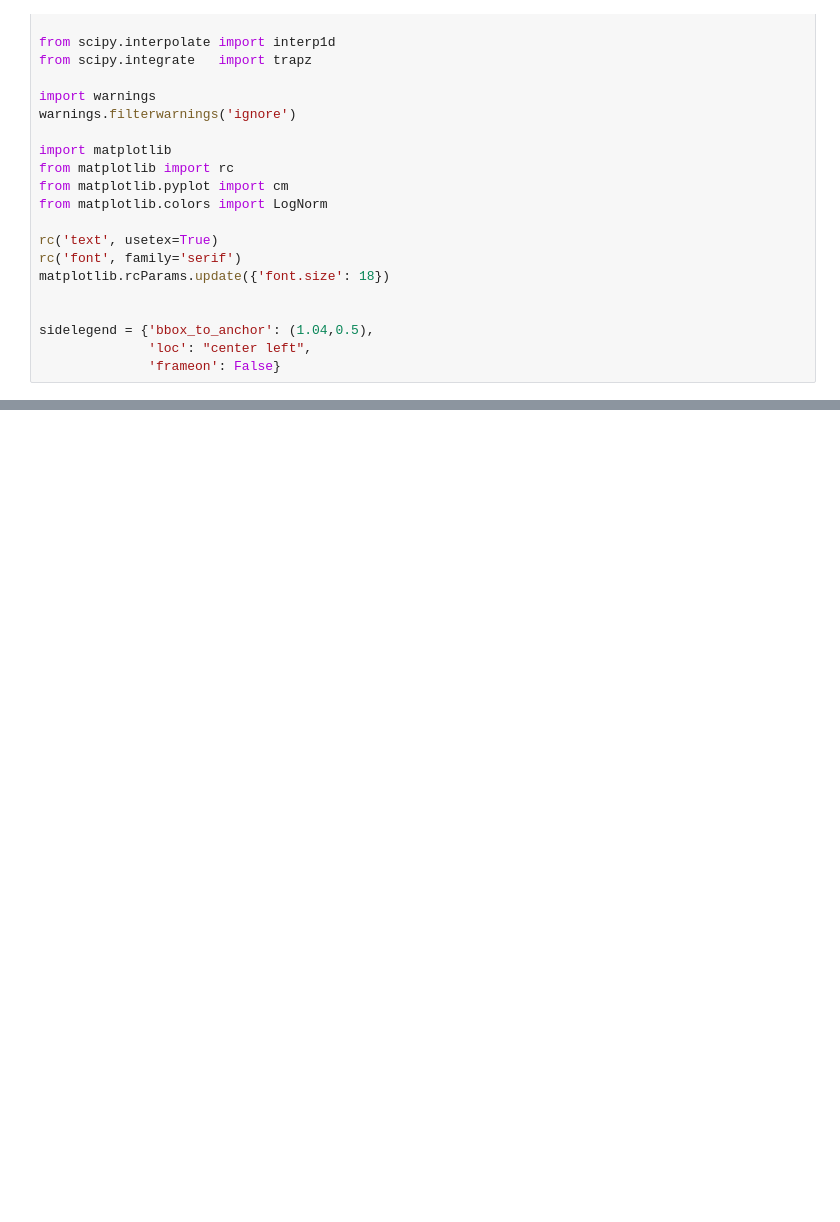
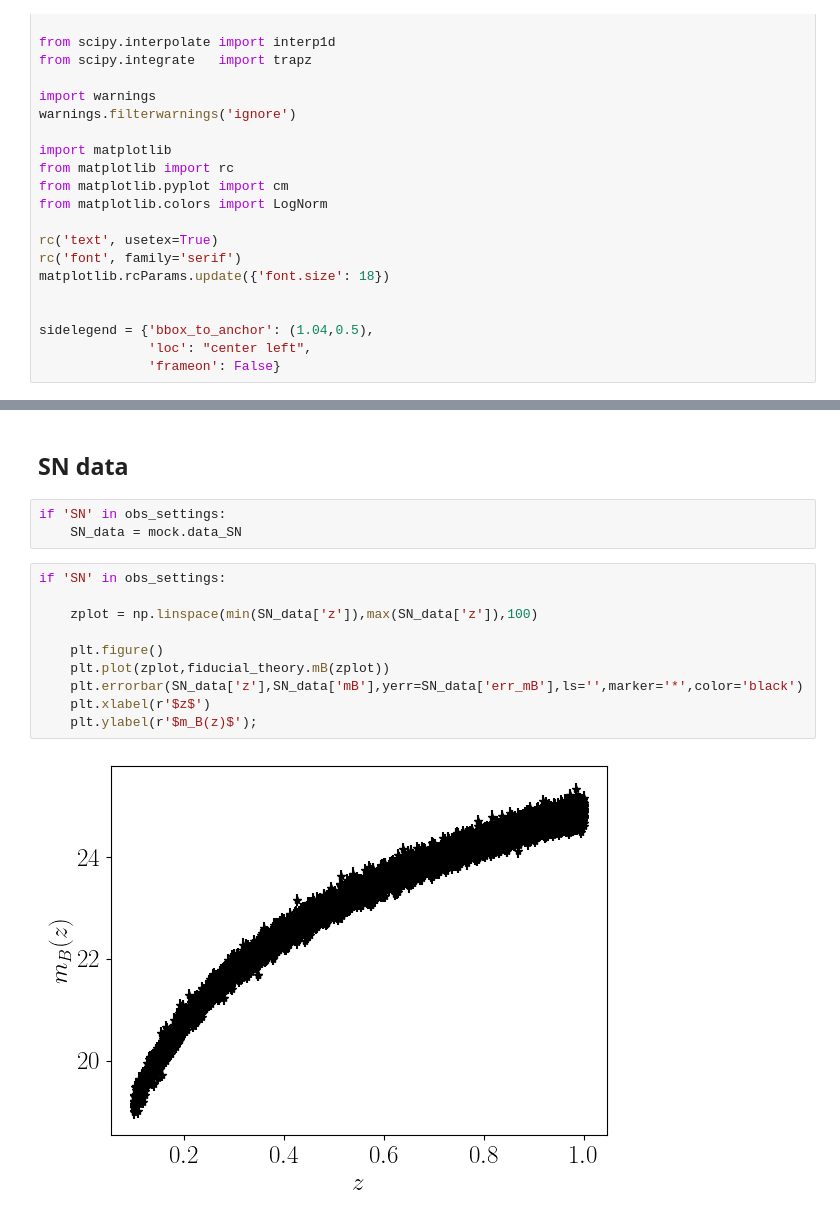
Before and after one commit to chiaradeleo1/CANDI, a Jupyter notebook: mock_maker.ipynb, the cells around one changed output, grey strips where cells are left out. Cells and saved outputs as stored; diff of their text form; blank space fills up the shorter version.

```diff
--- a/mock_maker.ipynb
+++ b/mock_maker.ipynb
@@ -211,0 +125,17 @@ if 'SN' in obs_settings and 'GW' in obs_settings:
+# %% [markdown]
+## SN data
+# %%
+if 'SN' in obs_settings:
+    SN_data = mock.data_SN
+# %%
+if 'SN' in obs_settings:
+
+    zplot = np.linspace(min(SN_data['z']),max(SN_data['z']),100)
+
+    plt.figure()
+    plt.plot(zplot,fiducial_theory.mB(zplot))
+    plt.errorbar(SN_data['z'],SN_data['mB'],yerr=SN_data['err_mB'],ls='',marker='*',color='black')
+    plt.xlabel(r'$z$')
+    plt.ylabel(r'$m_B(z)$');
+# %% [output]
+[figure, added]
```
Also changed, not shown: parts of 25 cells of this notebook, 1 other file.
